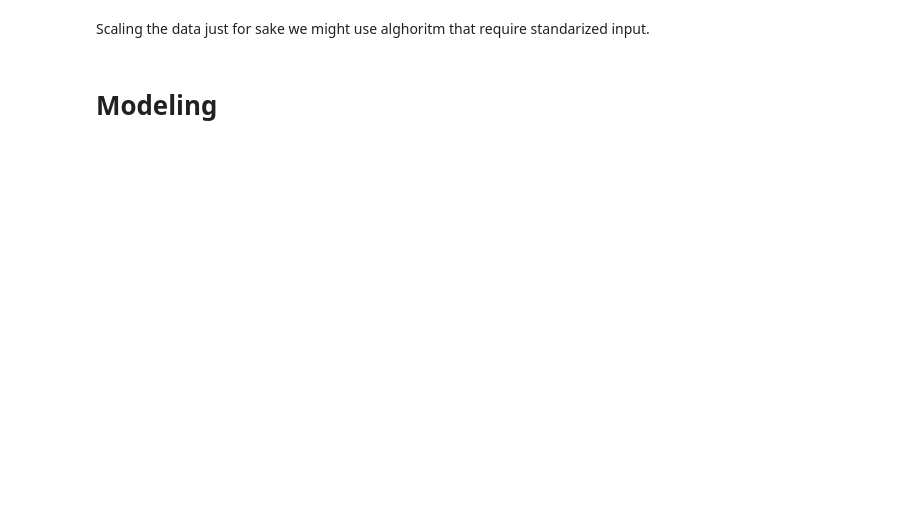
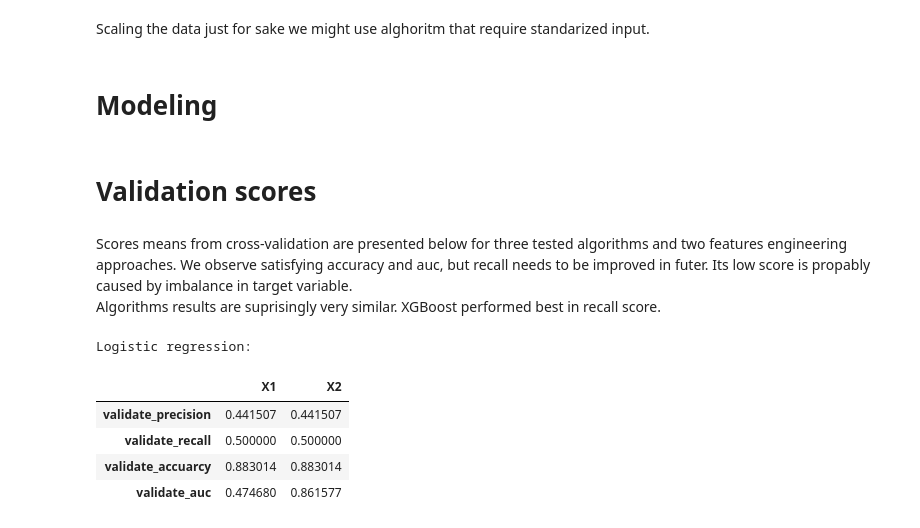
Before and after one commit to okcze/WUM-project-1, a Jupyter notebook: features_engr.ipynb, the cells around one changed output. Drawn from its saved outputs; the diff is of its cells as text; code cells hidden in the pictures; blank space fills up the shorter version.

```diff
--- a/features_engr.ipynb
+++ b/features_engr.ipynb
@@ -167,0 +159,55 @@ X_train,X_test,y_train,y_test = train_test_split(X,y,test_size=0.2,random_state
+# %%
+def modeling(X,y):
+
+    #Train-test split
+    X_train,X_test,y_train,y_test = train_test_split(X,y,test_size=0.2,random_state = 42)
+
+    #cv folds
+    kfold = KFold(n_splits=5, random_state=42)
+
+    #cv scores
+    scoring = {'precision': 'precision_macro',
+                'recall': 'recall_macro',
+                'accuracy': 'accuracy',
+               'auc': 'roc_auc',}
+
+    #Logistic regression
+    logistic =  LogisticRegression(C=0.001,solver='saga',random_state=42)
+    r_log = cross_validate(logistic,X_train,y_train,scoring=scoring, cv=kfold)
+
+    #xgb
+    params = {'colsample_bytree': 0.8, 'gamma': 1.5, 'max_depth': 5, 'min_child_weight': 1, 'subsample': 0.8,'n_estimators':1000,'random_state':42}
+    xg = xgb.XGBClassifier(objective='binary:logistic',nthread=4,n_jobs=4,params=params)
+    r_xgb = cross_validate(xg, X_train, y_train, cv=kfold, scoring=scoring)
+
+    #random forest
+    params = {'max_depth': 3, 'min_samples_leaf': 2, 'min_samples_split': 2, 'n_estimators': 500,'max_features':'auto','random_state':42}
+    tree = RandomForestClassifier(**params)
+
+    r_ranforest = cross_validate(tree,X_train,y_train,scoring=scoring,cv=kfold)
+
+    return([r_log, r_ranforest, r_xgb])
+# %%
+result = modeling(X1,y)
+# %%
+result2 = modeling(X2,y)
+# %% [markdown]
+# Validation scores
+# %% [markdown]
+Scores means from cross-validation are presented below for three tested algorithms and two features engineering approaches. We observe satisfying accuracy and auc, but recall needs to be improved in futer. Its low score is propably caused by imbalance in target variable.\
+Algorithms results are suprisingly very similar. XGBoost performed best in recall score.
+# %%
+r1 = pd.DataFrame(result[0]).mean()
+r1.index = ['fit_time','score_time','validate_precision','validate_recall','validate_accuarcy','validate_auc']
+r2 = pd.DataFrame(result2[0]).mean()
+r = pd.DataFrame({'X1': r1.values, 'X2': r2.values}, index=r1.axes)
+r.drop(['fit_time','score_time'],inplace=True)
+print("Logistic regression:")
+r
+# %% [output]
+Logistic regression:
+|  | X1 | X2 |
+| validate_precision | 0.441507 | 0.441507 |
+| validate_recall | 0.500000 | 0.500000 |
+| validate_accuarcy | 0.883014 | 0.883014 |
+| validate_auc | 0.474680 | 0.861577 |
```
Also changed, not shown: parts of 23 cells of this notebook.
